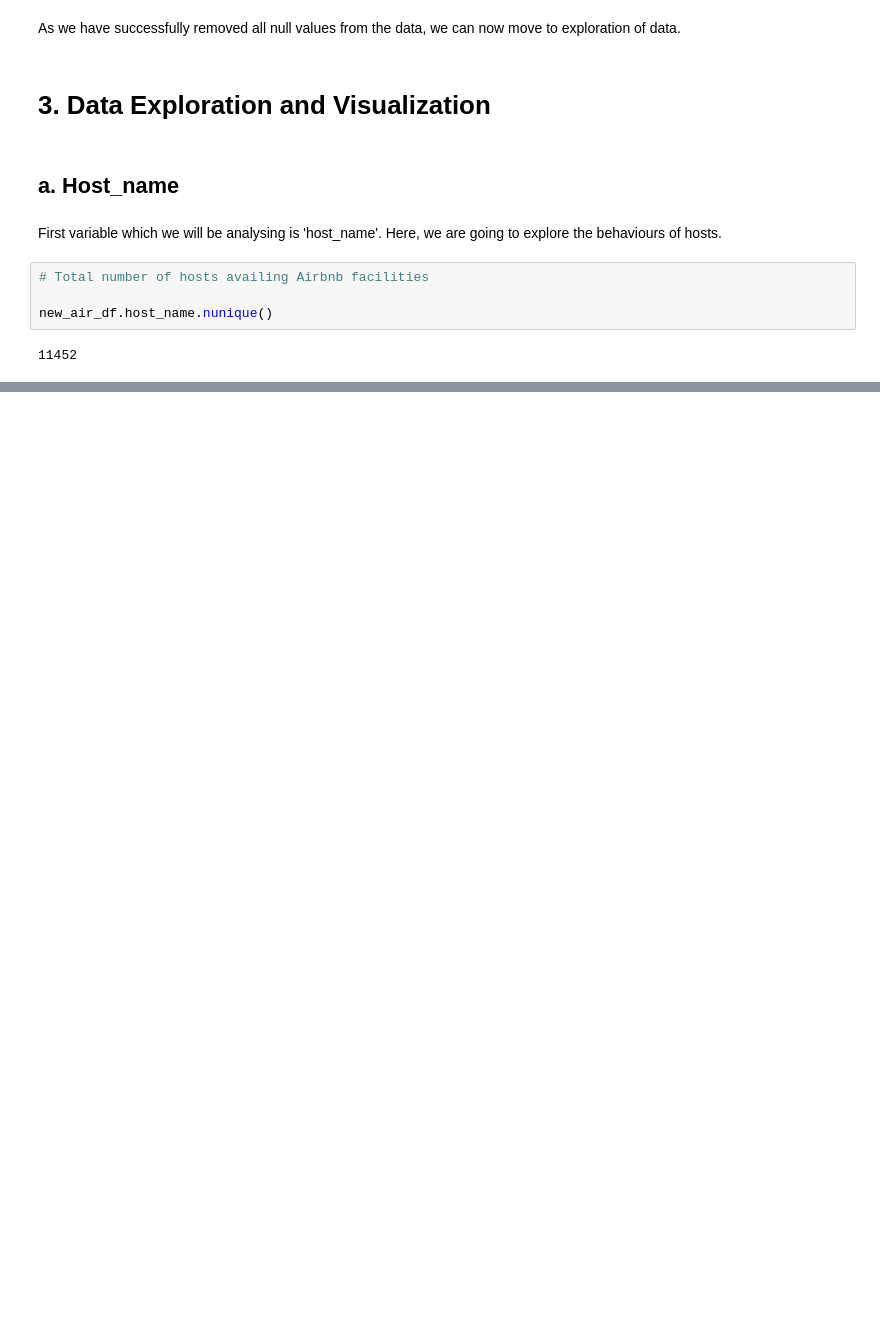
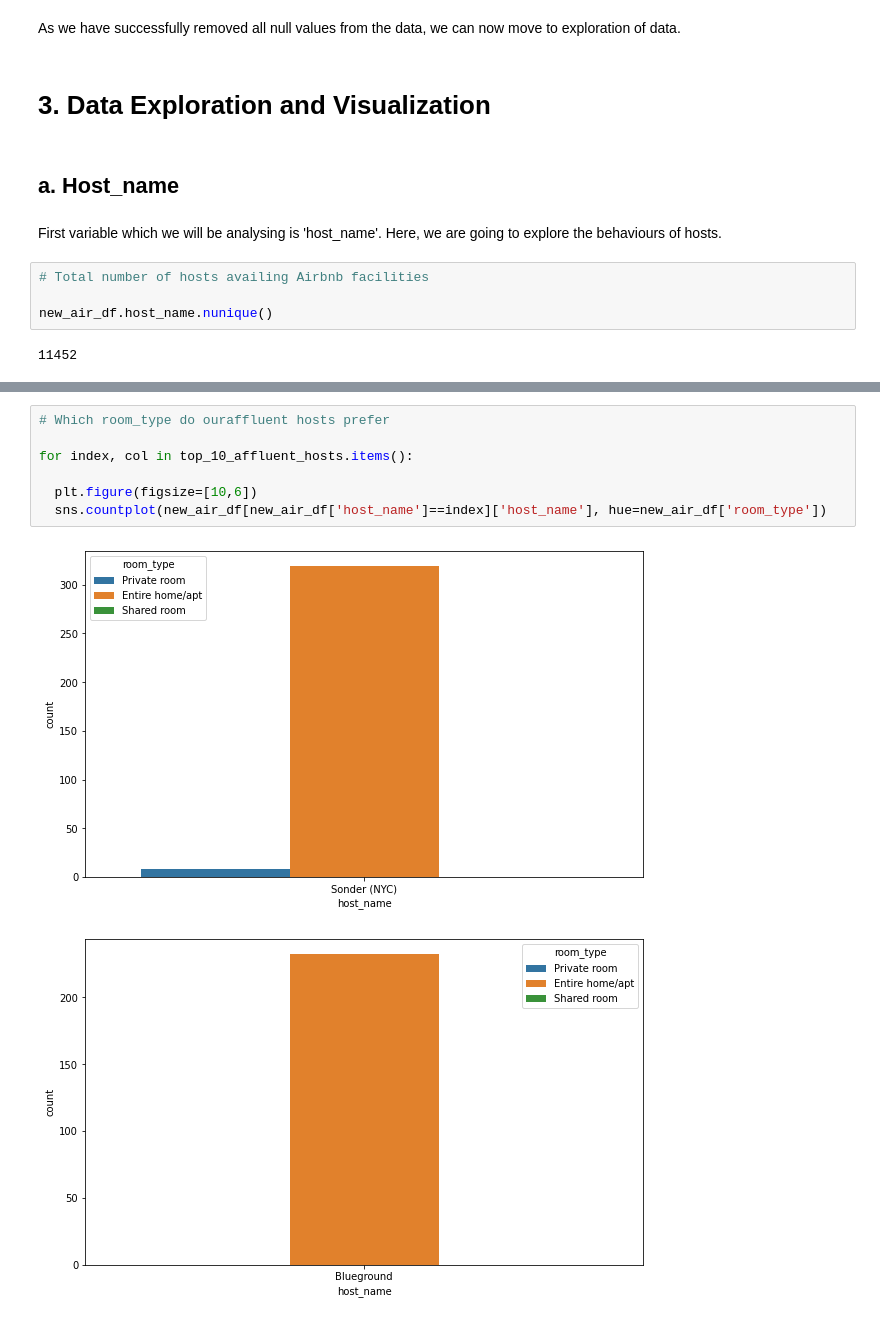
Before and after one commit to SubhamZap/Airbnb-Booking-Analysis, a Jupyter notebook: Airbnb_Bookings_Analysis_Capstone_Project.ipynb, the cells around one changed output, grey strips where cells are left out. Cells and saved outputs as stored; diff of their text form; blank space fills up the shorter version.

```diff
--- a/Airbnb_Bookings_Analysis_Capstone_Project.ipynb
+++ b/Airbnb_Bookings_Analysis_Capstone_Project.ipynb
@@ -269,0 +304,10 @@ top_10_affluent_hosts.plot(kind= 'bar', ylabel= 'Total money spent', )
+# %%
+# Which room_type do ouraffluent hosts prefer
+
+for index, col in top_10_affluent_hosts.items():
+
+  plt.figure(figsize=[10,6])
+  sns.countplot(new_air_df[new_air_df['host_name']==index]['host_name'], hue=new_air_df['room_type'])
+# %% [output]
+[figure, added]
+[figure, added]
```
Also changed, not shown: parts of 7 cells of this notebook.
